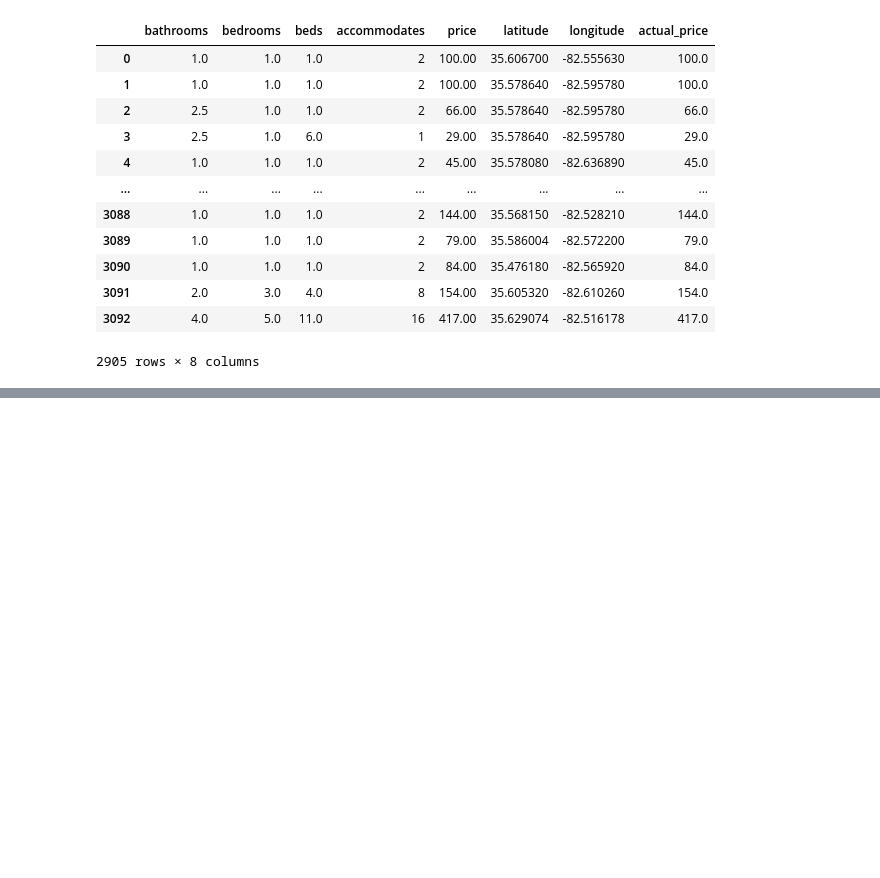
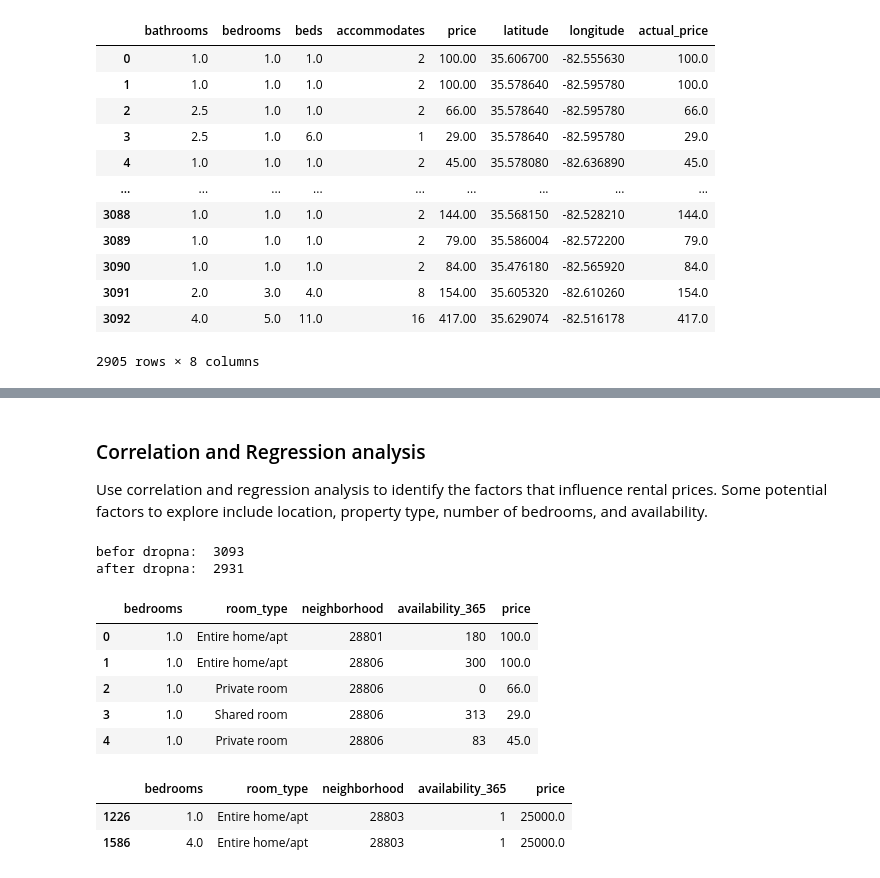
Before and after one commit to sepideh68/Airbnb, a Jupyter notebook: Airbnb-Asheville.ipynb, the cells around one changed output, grey strips where cells are left out. Saved outputs shown, nothing was run; the diff lists cells and outputs as text; code cells hidden in the pictures; blank space fills up the shorter version.

```diff
--- a/Airbnb-Asheville.ipynb
+++ b/Airbnb-Asheville.ipynb
@@ -394,0 +366,27 @@ geo_df[geo_df['room_type']== 'Entire home/apt'].plot(ax=ax, markersize=20, color
+# %% [markdown]
+### Correlation and Regression analysis
+Use correlation and regression analysis to identify the factors that influence rental prices. Some potential factors to explore include location, property type, number of bedrooms, and availability.
+# %%
+df_cor = ashvile_list[["bedrooms","room_type","neighbourhood_cleansed","availability_365","price"]]
+df_cor.rename(columns={'neighbourhood_cleansed': 'neighborhood'}, inplace=True)
+df_cor['price'] = df_cor['price'].astype(float)
+print("befor dropna: ", len(df_cor))
+df_cor = df_cor.dropna(axis = 0, how ='any')
+print("after dropna: ", len(df_cor))
+df_cor.head()
+# %% [output]
+befor dropna:  3093
+after dropna:  2931
+|  | bedrooms | room_type | neighborhood | availability_365 | price |
+| 0 | 1.0 | Entire home/apt | 28801 | 180 | 100.0 |
+| 1 | 1.0 | Entire home/apt | 28806 | 300 | 100.0 |
+| 2 | 1.0 | Private room | 28806 | 0 | 66.0 |
+| 3 | 1.0 | Shared room | 28806 | 313 | 29.0 |
+| 4 | 1.0 | Private room | 28806 | 83 | 45.0 |
+# %%
+#df_cor["price"].max()
+df_cor.loc[df_cor['price'] == 25000.0] #maybe outlier!
+# %% [output]
+|  | bedrooms | room_type | neighborhood | availability_365 | price |
+| 1226 | 1.0 | Entire home/apt | 28803 | 1 | 25000.0 |
+| 1586 | 4.0 | Entire home/apt | 28803 | 1 | 25000.0 |
```
Also changed, not shown: parts of 24 cells of this notebook.
